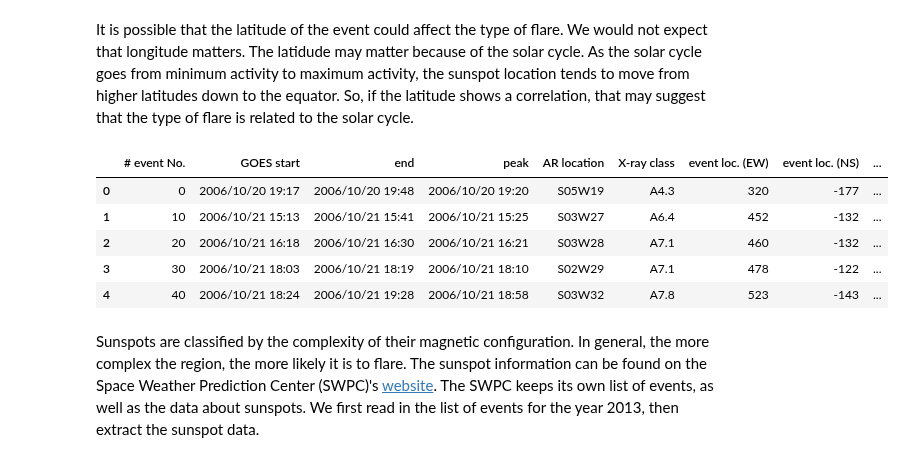
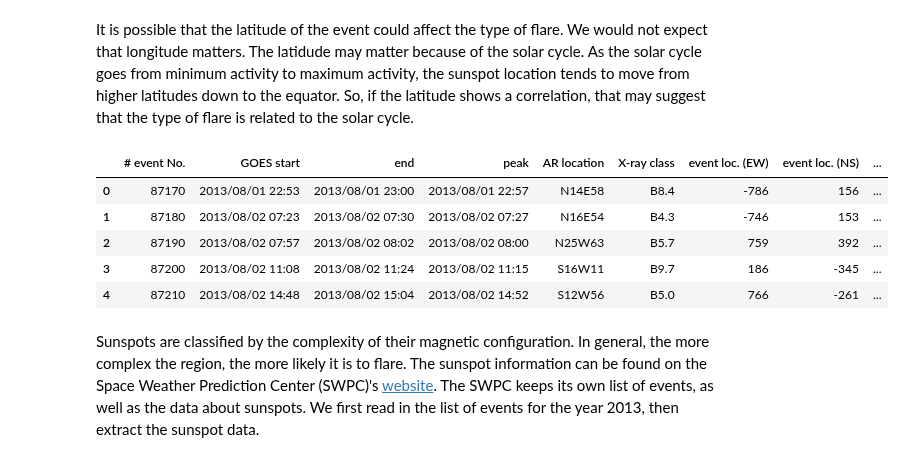
Before and after one commit to Nschanche/Flare_peaks, a Jupyter notebook: flare_project.ipynb, the cells around one changed output. Saved outputs shown, nothing was run; the diff lists cells and outputs as text; code cells hidden in the pictures.

```diff
--- a/flare_project.ipynb
+++ b/flare_project.ipynb
@@ -81,31 +81,31 @@ The latidude may matter because of the solar cycle.  As the solar cycle goes fro
 # %%
 #We will not use the RHESSI or NoRH data at all, so we can just remove those columns.
 flare_catalog = flare_catalog.drop(['RHESSI','NoRH'], 1)
 flare_catalog.head()
 
 # Add new columns for the heliographic latitude and longitude.
 flare_catalog["latitude"] = flare_catalog['AR location'].apply(
     lambda x: re.match("[NS](\d{2})[EW](\d{2})", x).group(1))
 flare_catalog["longitude"] = flare_catalog['AR location'].apply(
     lambda x: re.match("[NS](\d{2})[EW](\d{2})", x).group(2))
 
 # Only look at dates after August of 2013.
 # This is a somewhat arbitrary cutoff. We need dates after 2010 because
 # that is when AIA launched. We just took the most recent year so that we
 # would have fewer samples to go through to ensure we have time to find
 # peak AIA times for them all.
 dates = flare_catalog['GOES start']
 cutoff = pd.to_datetime('2013/08/01 00:00')
 recent_flare_catalog = flare_catalog[pd.to_datetime(dates) >= cutoff]
 recent_flare_catalog.reset_index(drop=True, inplace=True)
-flare_catalog.head()
+recent_flare_catalog.head()
 # %% [output]
 |  | # event No. | GOES start | end | peak | AR location | X-ray class | event loc. (EW) | event loc. (NS) | ... |
-| 0 | 0 | 2006/10/20 19:17 | 2006/10/20 19:48 | 2006/10/20 19:20 | S05W19 | A4.3 | 320 | -177 | ... |
-| 1 | 10 | 2006/10/21 15:13 | 2006/10/21 15:41 | 2006/10/21 15:25 | S03W27 | A6.4 | 452 | -132 | ... |
-| 2 | 20 | 2006/10/21 16:18 | 2006/10/21 16:30 | 2006/10/21 16:21 | S03W28 | A7.1 | 460 | -132 | ... |
-| 3 | 30 | 2006/10/21 18:03 | 2006/10/21 18:19 | 2006/10/21 18:10 | S02W29 | A7.1 | 478 | -122 | ... |
-| 4 | 40 | 2006/10/21 18:24 | 2006/10/21 19:28 | 2006/10/21 18:58 | S03W32 | A7.8 | 523 | -143 | ... |
+| 0 | 87170 | 2013/08/01 22:53 | 2013/08/01 23:00 | 2013/08/01 22:57 | N14E58 | B8.4 | -786 | 156 | ... |
+| 1 | 87180 | 2013/08/02 07:23 | 2013/08/02 07:30 | 2013/08/02 07:27 | N16E54 | B4.3 | -746 | 153 | ... |
+| 2 | 87190 | 2013/08/02 07:57 | 2013/08/02 08:02 | 2013/08/02 08:00 | N25W63 | B5.7 | 759 | 392 | ... |
+| 3 | 87200 | 2013/08/02 11:08 | 2013/08/02 11:24 | 2013/08/02 11:15 | S16W11 | B9.7 | 186 | -345 | ... |
+| 4 | 87210 | 2013/08/02 14:48 | 2013/08/02 15:04 | 2013/08/02 14:52 | S12W56 | B5.0 | 766 | -261 | ... |
 # %% [markdown]
 Sunspots are classified by the complexity of their magnetic configuration. In general, the more complex the region, the more likely it is to flare. The sunspot information can be found on the Space Weather Prediction Center (SWPC)'s [website](http://www.swpc.noaa.gov/ftpmenu/warehouse.html). The SWPC keeps its own list of events, as well as the data about sunspots. We first read in the list of events for the year 2013, then extract the sunspot data.
 # %%
```
Also changed, not shown: parts of 2 cells of this notebook.
